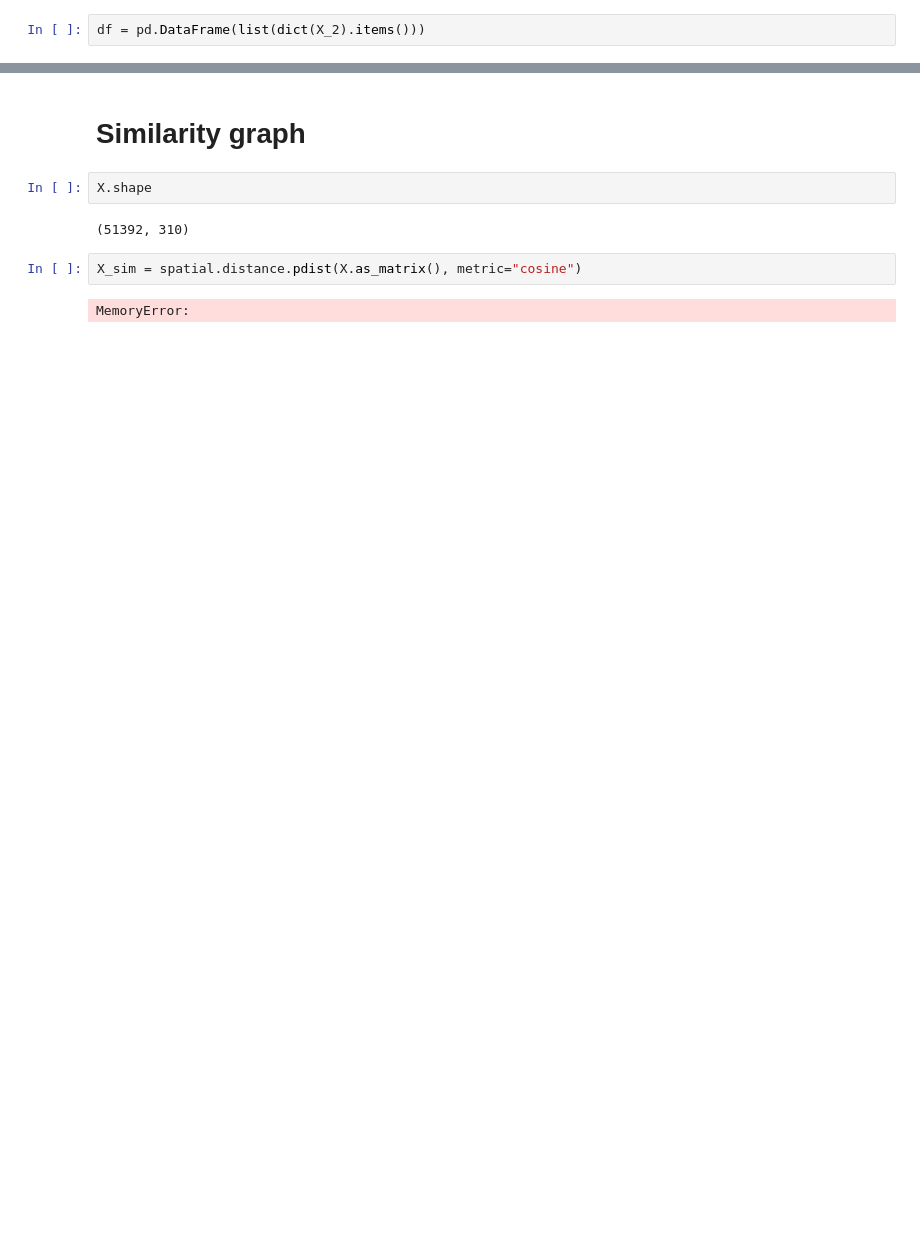
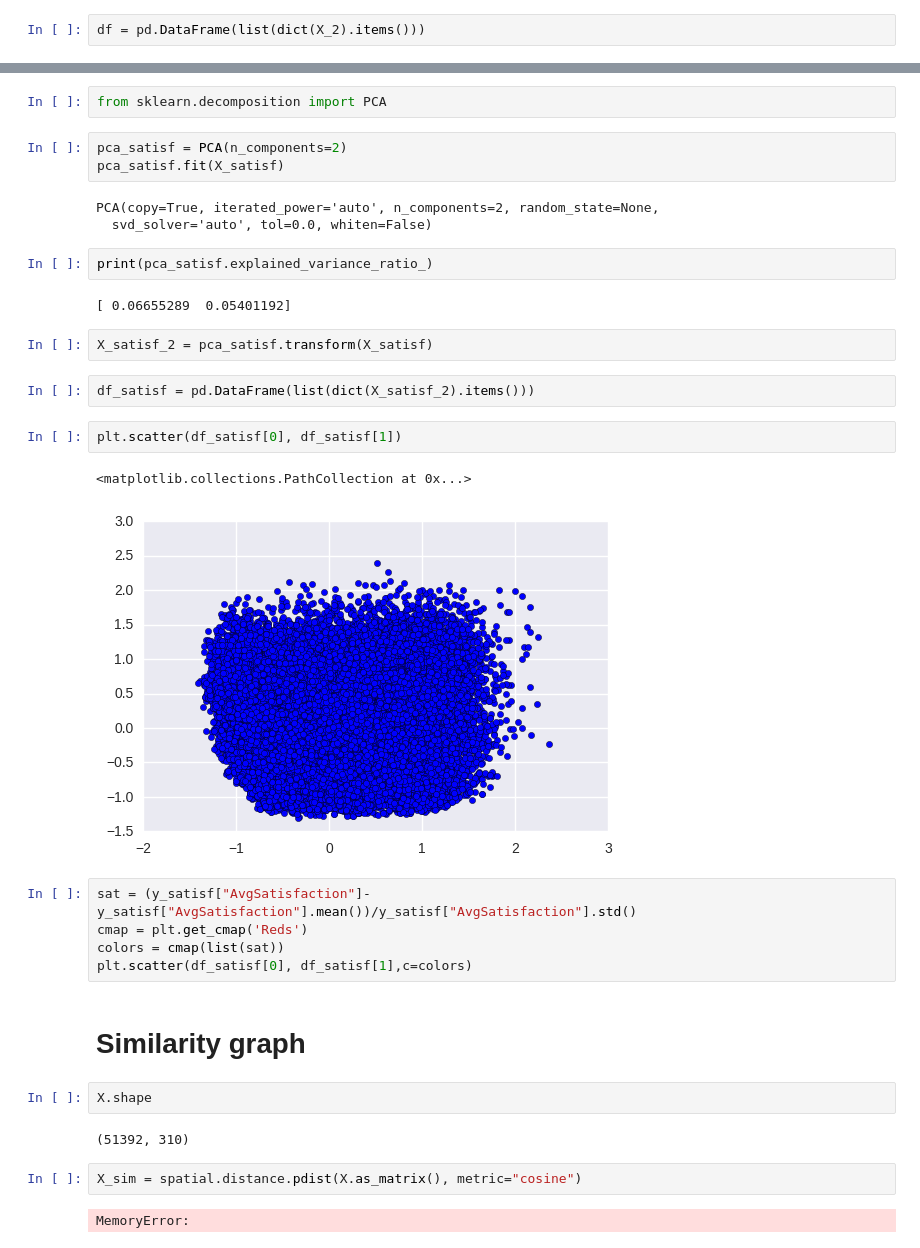
Before and after one commit to LoomisLoud/SO-Analysis-Recommender-System, a Jupyter notebook: graph_hp.ipynb, the cells around one changed output, grey strips where cells are left out. Cells and saved outputs as stored; diff of their text form; blank space fills up the shorter version.

Commit message:
PCA+coloring

```diff
--- a/graph_hp.ipynb
+++ b/graph_hp.ipynb
@@ -127,3 +221,29 @@ plt.plot(X_2a)
+# %%
+from sklearn.decomposition import PCA
+# %%
+pca_satisf = PCA(n_components=2)
+pca_satisf.fit(X_satisf)
+# %% [output]
+PCA(copy=True, iterated_power='auto', n_components=2, random_state=None,
+  svd_solver='auto', tol=0.0, whiten=False)
+# %%
+print(pca_satisf.explained_variance_ratio_)
+# %% [output]
+[ 0.06655289  0.05401192]
+# %%
+X_satisf_2 = pca_satisf.transform(X_satisf)
+# %%
+df_satisf = pd.DataFrame(list(dict(X_satisf_2).items()))
+# %%
+plt.scatter(df_satisf[0], df_satisf[1])
+# %% [output]
+<matplotlib.collections.PathCollection at 0x...>
+[figure, added]
+# %%
+sat = (y_satisf["AvgSatisfaction"]-y_satisf["AvgSatisfaction"].mean())/y_satisf["AvgSatisfaction"].std()
+cmap = plt.get_cmap('Reds')
+colors = cmap(list(sat))
+plt.scatter(df_satisf[0], df_satisf[1],c=colors)
 # %% [markdown]
 # Similarity graph
 # %%
```
Also changed, not shown: parts of 45 cells of this notebook.
